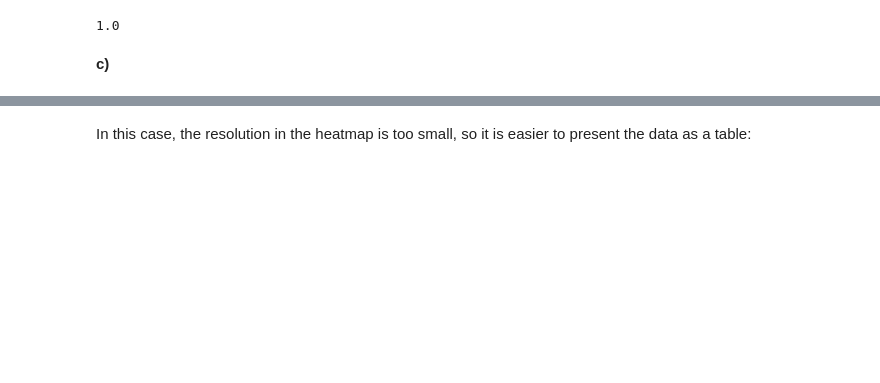
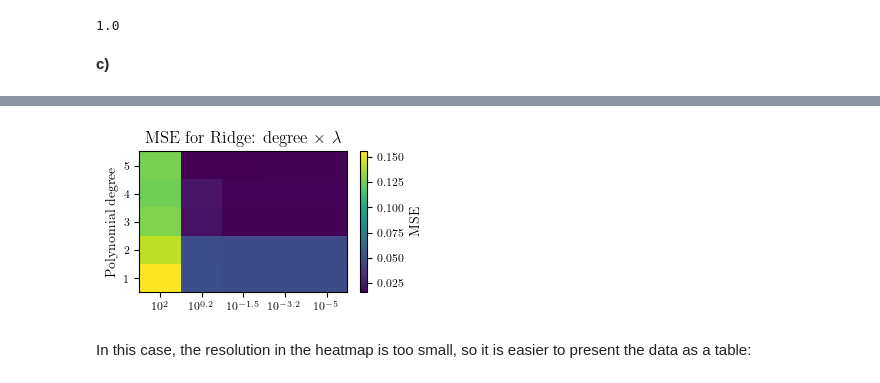
Before and after one commit to aadnerol/FYS-STK3155, a Jupyter notebook: Weekly Exercises/Week 36/exercisesweek36.ipynb, the cells around one changed output, grey strips where cells are left out. Drawn from its saved outputs; the diff is of its cells as text; code cells hidden in the pictures; blank space fills up the shorter version.

```diff
--- a/Weekly Exercises/Week 36/exercisesweek36.ipynb
+++ b/Weekly Exercises/Week 36/exercisesweek36.ipynb
@@ -364,3 +365,102 @@ plt.show()
+# %%
+### CHATGPT PLOTT
+
+# === Heatmap av MSE for Ridge: grader × lambda, publiseringsklar for revtex4 ===
+import numpy as np
+import matplotlib.pyplot as plt
+from sklearn.model_selection import train_test_split
+from sklearn.preprocessing import StandardScaler
+from sklearn.metrics import mean_squared_error
+
+# ----- LaTeX-match: font og figurstørrelse (revtex4, 10 pt) -----
+plt.rcParams.update({
+    "text.usetex": True,     # bruk LaTeX-rendering
+    "font.family": "serif",  # Computer Modern
+    "font.size": 10,         # revtex4 default 10 pt
+    "axes.labelsize": 10,
+    "xtick.labelsize": 8,
+    "ytick.labelsize": 8,
+    "legend.fontsize": 8,
+})
+
+# Velg bredde: én kolonne (246 pt) eller full bredde (510 pt)
+COLUMNWIDTH_PT = 246.0
+TEXTWIDTH_PT   = 510.0
+USE_FULL_WIDTH = False  # sett True hvis du vil ha figur i full bredde (to kolonner)
+
+PT_PER_INCH = 72.27
+fig_width_in = (TEXTWIDTH_PT if USE_FULL_WIDTH else COLUMNWIDTH_PT) / PT_PER_INCH
+golden = 1.618
+fig_height_in = fig_width_in / golden
+
+# ----- Grid for grader og lambda -----
+degrees = np.arange(1, 6)              # 1,2,3,4,5
+lambdas = np.logspace(2, -5, num=5)    # 1e2 ... 1e-5
+MSE = np.zeros((len(degrees), len(lambdas)))
+
+# ----- Train/test-splitt -----
+x_train, x_test, y_train, y_test = train_test_split(
+    x, y, test_size=0.2, random_state=42
+)
+
+# ----- Beregn MSE over hele gridet -----
+for i, deg in enumerate(degrees):
+    # Feature-matriser
+    X_train = polynomial_features(x_train, deg)
+    X_test  = polynomial_features(x_test, deg)
+
+    # Skaler X
+    scaler = StandardScaler().fit(X_train)
+    X_train_s = scaler.transform(X_train)
+    X_test_s  = scaler.transform(X_test)
+
+    # Merk: Følger mønsteret ditt med y-offset (hvis modellen ikke håndterer intercept)
+    y_offset = float(np.mean(y_train))
+
+    for j, lam in enumerate(lambdas):
+        # Estimer parametre
+        beta = Ridge_parameters(X_train_s, y_train, lam)
+
+        # Prediksjon på test
+        y_test_pred = X_test_s @ beta + y_offset
+
+        # MSE
+        MSE[i, j] = mean_squared_error(y_test, y_test_pred)
+
+# ----- Plot: Heatmap -----
+fig, ax = plt.subplots(figsize=(fig_width_in, fig_height_in))
+
+im = ax.imshow(
+    MSE,
+    origin="lower",           # grad=1 nederst
+    aspect="auto",
+    interpolation="nearest"
+)
+
+# Akser og ticks
+ax.set_title(r"MSE for Ridge: degree $\times$ $\lambda$")
+ax.set_ylabel("Polynomial degree")
+ax.set_yticks(np.arange(len(degrees)))
+ax.set_yticklabels([str(d) for d in degrees])
+
+# Pen log10-tekst for lambda-aksen
+exps = np.log10(lambdas)
+xticklabels = [
+    fr"$10^{{{int(round(e))}}}$" if np.isclose(e, round(e)) else fr"$10^{{{e:.1f}}}$"
+    for e in exps
+]
+ax.set_xticks(np.arange(len(lambdas)))
+ax.set_xticklabels(xticklabels)
+
+# Fargeskala
+cbar = fig.colorbar(im, ax=ax)
+cbar.set_label("MSE")
+
+fig.tight_layout()
+fig.savefig("ridge_heatmap.pdf", bbox_inches="tight")  # vektor-PDF for LaTeX
+# plt.show()  # valgfritt ved interaktiv kjøring
+# %% [output]
+[figure, added]
 # %% [markdown]
 In this case, the resolution in the heatmap is too small, so it is easier to present the data as a table:
 # %%
```
Also changed, not shown: parts of 5 cells of this notebook, 6 other files.
